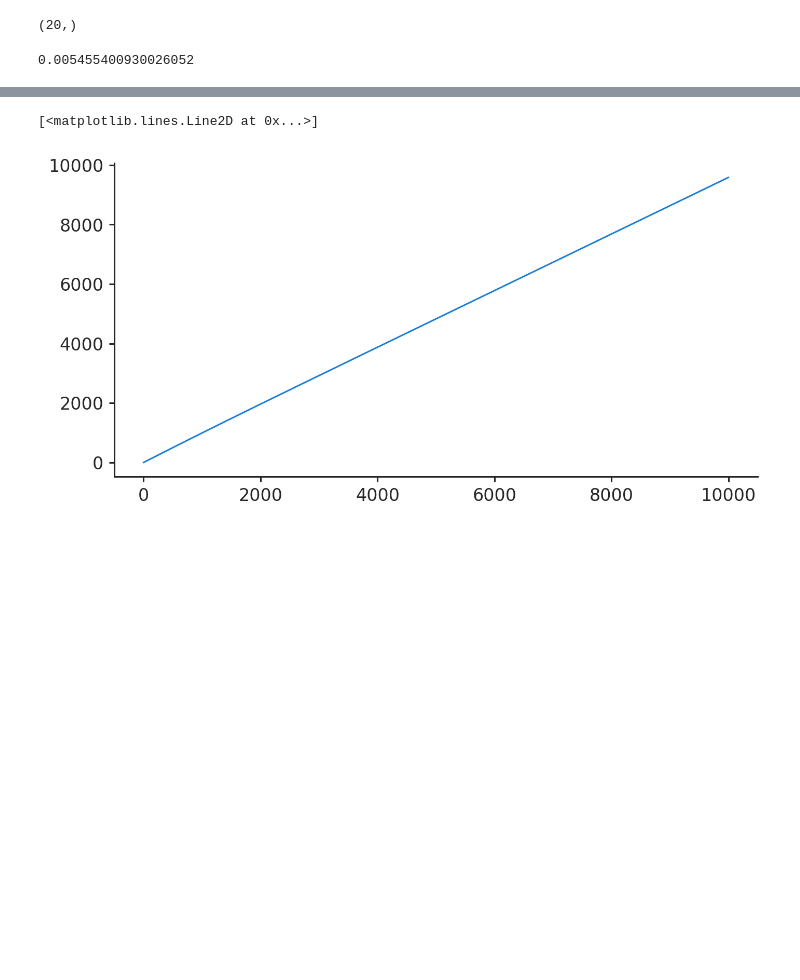
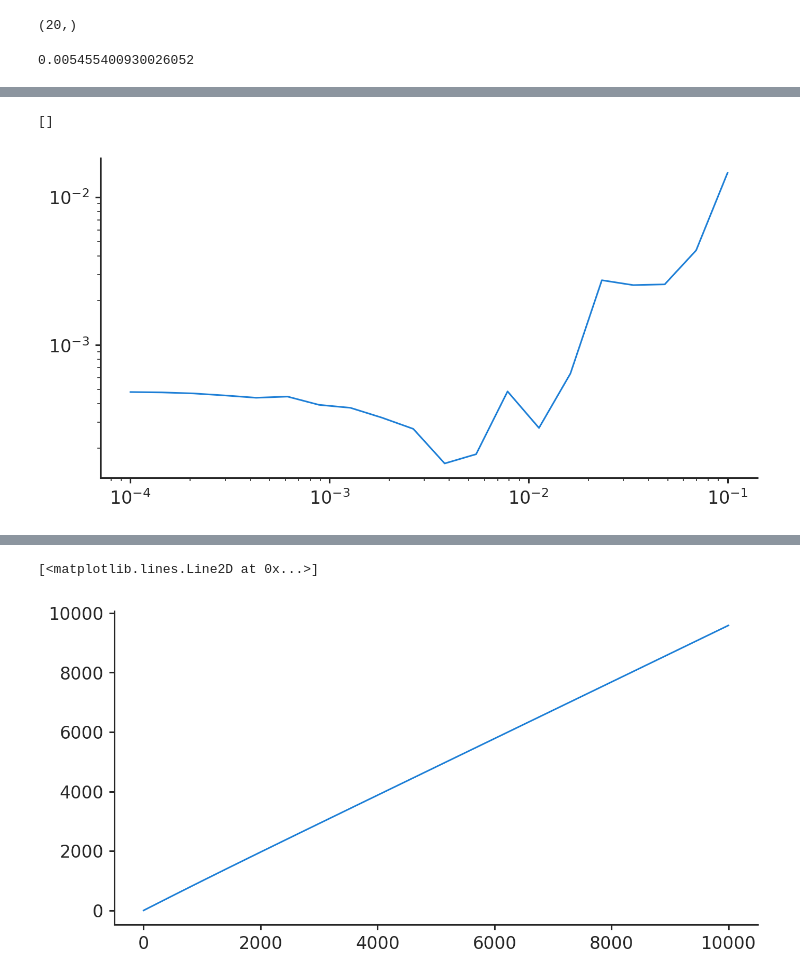
Before and after one commit to vsbuffalo/bprime, a Jupyter notebook: notebooks/region_simulations.ipynb, the cells around one changed output, grey strips where cells are left out. Saved outputs shown, nothing was run; the diff lists cells and outputs as text; code cells hidden in the pictures; blank space fills up the shorter version.

```diff
--- a/notebooks/region_simulations.ipynb
+++ b/notebooks/region_simulations.ipynb
@@ -229,0 +418,14 @@ coarse grid size: 100, reduction: 100.0
+# %%
+sf = np.logspace(-4, -1, 20)
+
+exact = Ne_t(T, N, V, Vm, r)
+rescaled = Ne_t_rescaled(T, N, V, Vm, r, sf)
+
+def relerr(real, approx):
+    return np.abs(real-approx)/real
+
+plt.plot(sf, relerr(exact, rescaled))
+plt.loglog()
+# %% [output]
+[]
+[figure, added]
```
Also changed, not shown: parts of 21 cells of this notebook, 4 other files.
